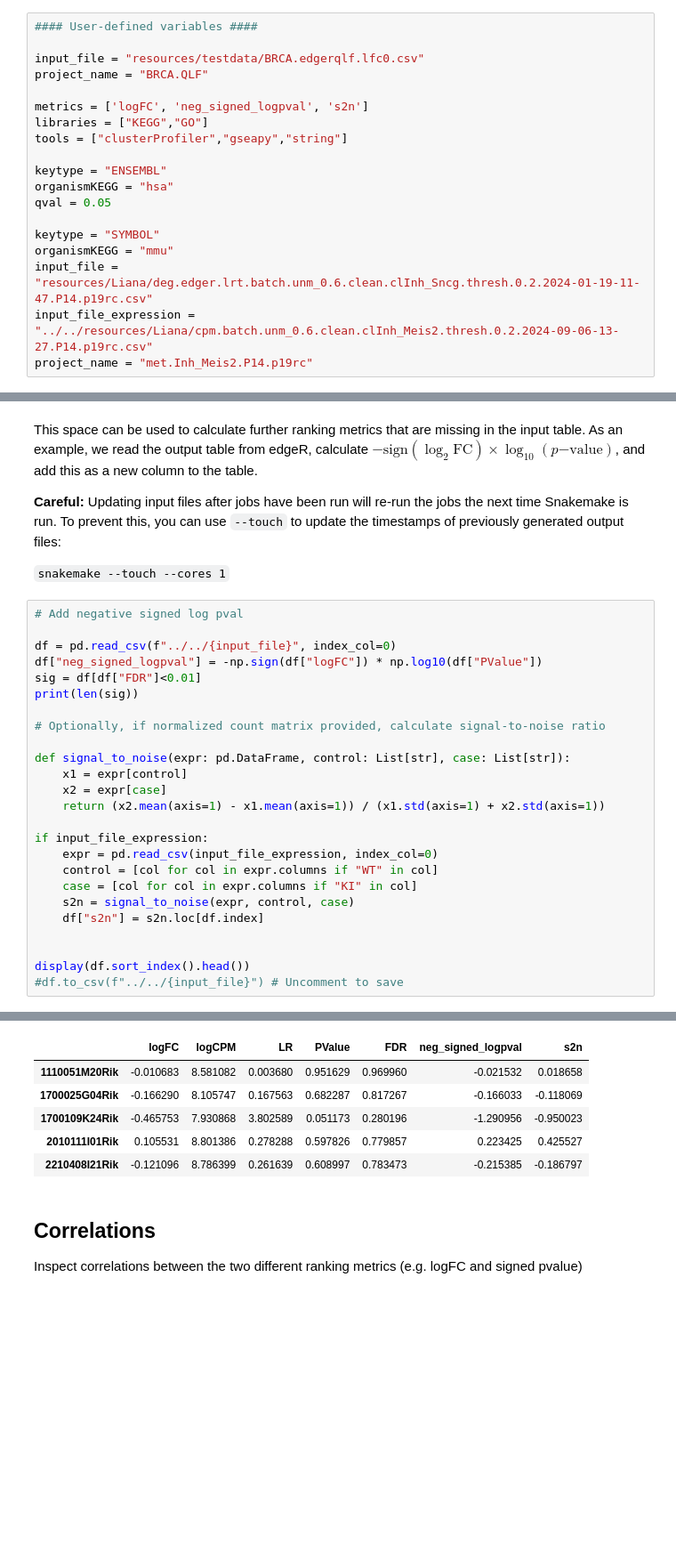
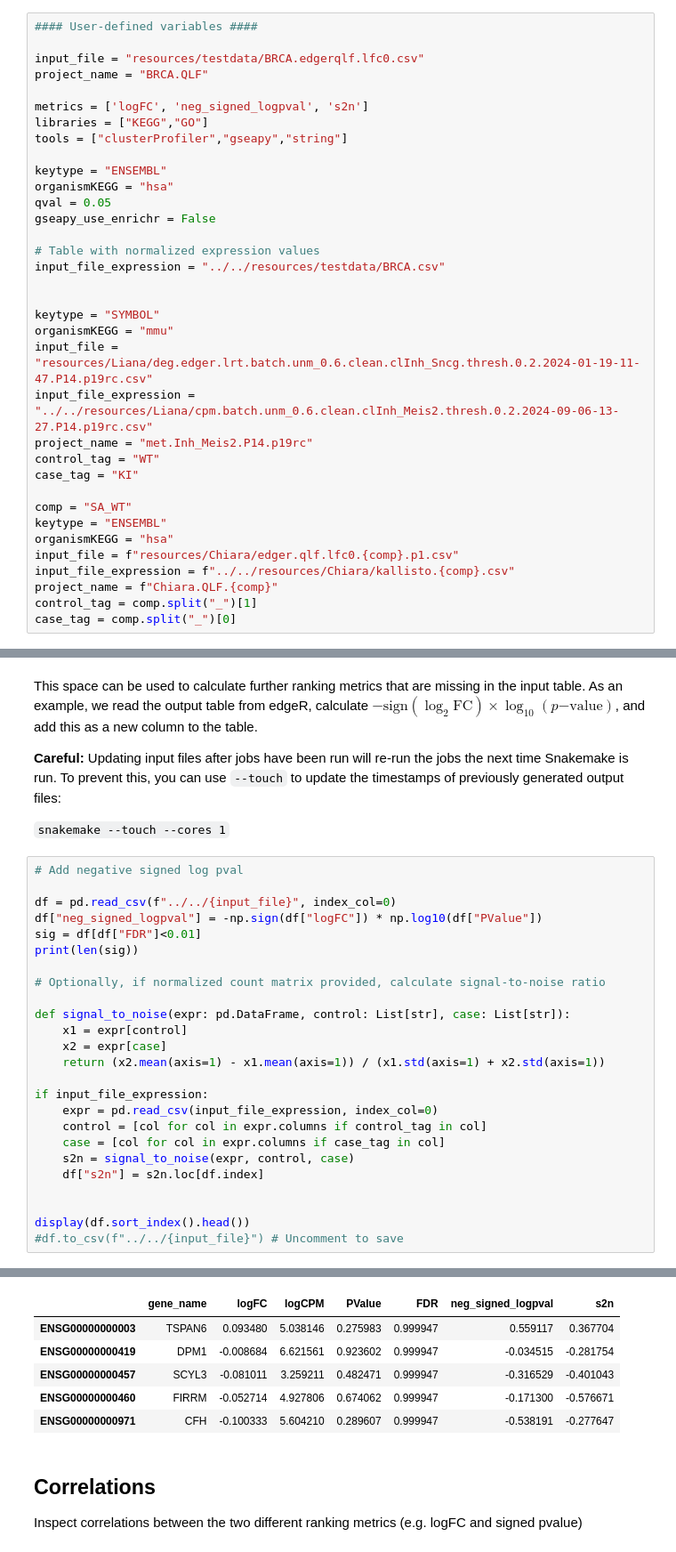
Before and after one commit to pdegen/SynEnrich, a Jupyter notebook: workflow/notebooks/main.ipynb, the cells around one changed output, grey strips where cells are left out. Shown at 89% size. Cells and saved outputs as stored; diff of their text form; blank space fills up the shorter version.

```diff
--- a/workflow/notebooks/main.ipynb
+++ b/workflow/notebooks/main.ipynb
@@ -54,12 +54,28 @@ tools = ["clusterProfiler","gseapy","string"]
 keytype = "ENSEMBL"
 organismKEGG = "hsa"
 qval = 0.05
+gseapy_use_enrichr = False
+
+# Table with normalized expression values
+input_file_expression = "../../resources/testdata/BRCA.csv"
+
 
 keytype = "SYMBOL"
 organismKEGG = "mmu"
 input_file = "resources/Liana/deg.edger.lrt.batch.unm_0.6.clean.clInh_Sncg.thresh.0.2.2024-01-19-11-47.P14.p19rc.csv"
 input_file_expression = "../../resources/Liana/cpm.batch.unm_0.6.clean.clInh_Meis2.thresh.0.2.2024-09-06-13-27.P14.p19rc.csv"
 project_name = "met.Inh_Meis2.P14.p19rc"
+control_tag = "WT"
+case_tag = "KI"
+
+comp = "SA_WT"
+keytype = "ENSEMBL"
+organismKEGG = "hsa"
+input_file = f"resources/Chiara/edger.qlf.lfc0.{comp}.p1.csv"
+input_file_expression = f"../../resources/Chiara/kallisto.{comp}.csv"
+project_name = f"Chiara.QLF.{comp}"
+control_tag = comp.split("_")[1]
+case_tag = comp.split("_")[0]
 # %% [markdown]
 ## Create config.yaml file
 # %%
@@ -99,36 +116,36 @@ This space can be used to calculate further ranking metrics that are missing in
 # %%
 # Add negative signed log pval
 
 df = pd.read_csv(f"../../{input_file}", index_col=0)
 df["neg_signed_logpval"] = -np.sign(df["logFC"]) * np.log10(df["PValue"])
 sig = df[df["FDR"]<0.01]
 print(len(sig))
 
 # Optionally, if normalized count matrix provided, calculate signal-to-noise ratio
 
 def signal_to_noise(expr: pd.DataFrame, control: List[str], case: List[str]):
     x1 = expr[control]
     x2 = expr[case]
     return (x2.mean(axis=1) - x1.mean(axis=1)) / (x1.std(axis=1) + x2.std(axis=1))
 
 if input_file_expression:
     expr = pd.read_csv(input_file_expression, index_col=0)
-    control = [col for col in expr.columns if "WT" in col]
-    case = [col for col in expr.columns if "KI" in col]
+    control = [col for col in expr.columns if control_tag in col]
+    case = [col for col in expr.columns if case_tag in col]
     s2n = signal_to_noise(expr, control, case)
     df["s2n"] = s2n.loc[df.index]
 
 
 display(df.sort_index().head())
 #df.to_csv(f"../../{input_file}") # Uncomment to save
 # %% [output]
 0
-|  | logFC | logCPM | LR | PValue | FDR | neg_signed_logpval | s2n |
-| 1110051M20Rik | -0.010683 | 8.581082 | 0.003680 | 0.951629 | 0.969960 | -0.021532 | 0.018658 |
-| 1700025G04Rik | -0.166290 | 8.105747 | 0.167563 | 0.682287 | 0.817267 | -0.166033 | -0.118069 |
-| 1700109K24Rik | -0.465753 | 7.930868 | 3.802589 | 0.051173 | 0.280196 | -1.290956 | -0.950023 |
-| 2010111I01Rik | 0.105531 | 8.801386 | 0.278288 | 0.597826 | 0.779857 | 0.223425 | 0.425527 |
-| 2210408I21Rik | -0.121096 | 8.786399 | 0.261639 | 0.608997 | 0.783473 | -0.215385 | -0.186797 |
+|  | gene_name | logFC | logCPM | PValue | FDR | neg_signed_logpval | s2n |
+| ENSG00000000003 | TSPAN6 | 0.093480 | 5.038146 | 0.275983 | 0.999947 | 0.559117 | 0.367704 |
+| ENSG00000000419 | DPM1 | -0.008684 | 6.621561 | 0.923602 | 0.999947 | -0.034515 | -0.281754 |
+| ENSG00000000457 | SCYL3 | -0.081011 | 3.259211 | 0.482471 | 0.999947 | -0.316529 | -0.401043 |
+| ENSG00000000460 | FIRRM | -0.052714 | 4.927806 | 0.674062 | 0.999947 | -0.171300 | -0.576671 |
+| ENSG00000000971 | CFH | -0.100333 | 5.604210 | 0.289607 | 0.999947 | -0.538191 | -0.277647 |
 # %% [markdown]
 ## Correlations
 
```
Also changed, not shown: parts of 21 cells of this notebook, 1 other file.
